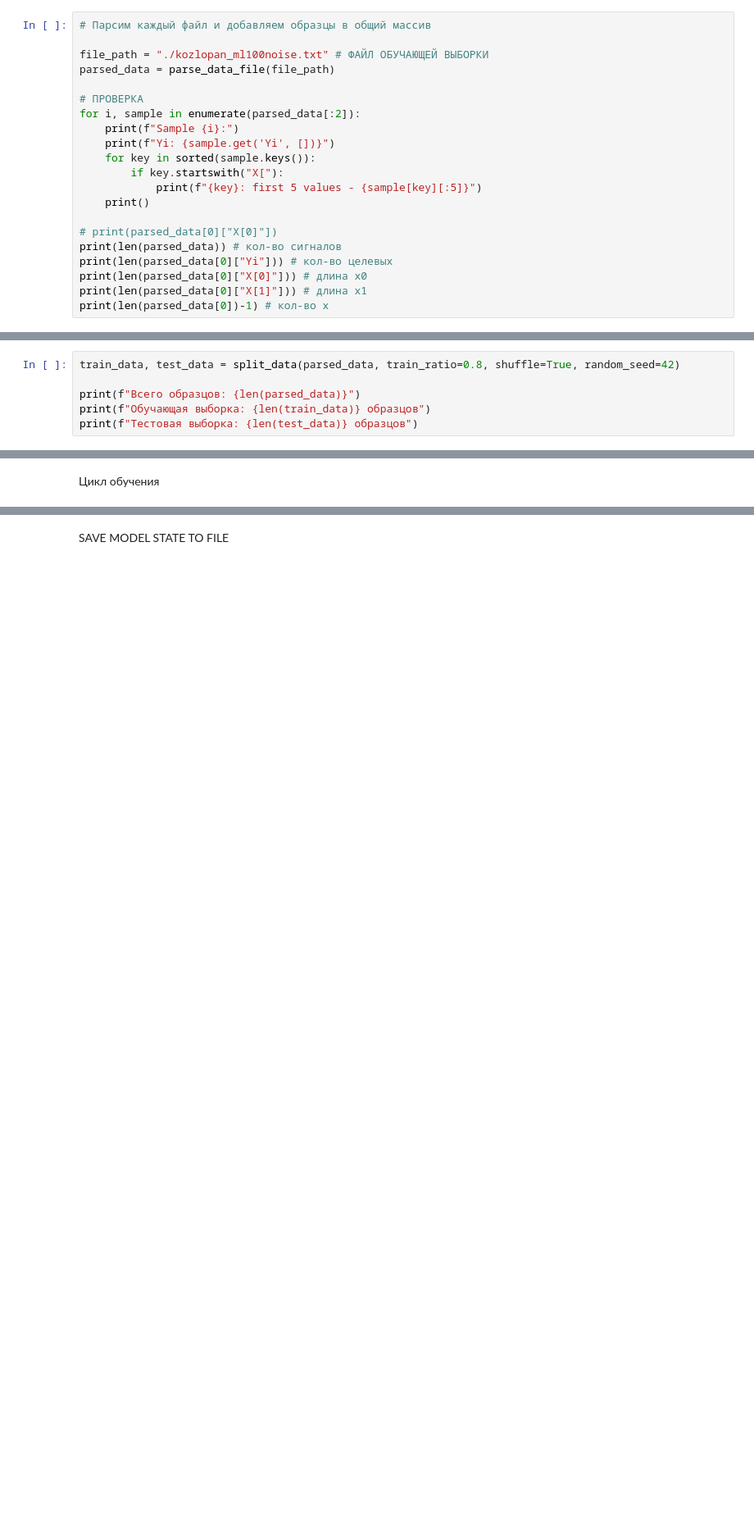
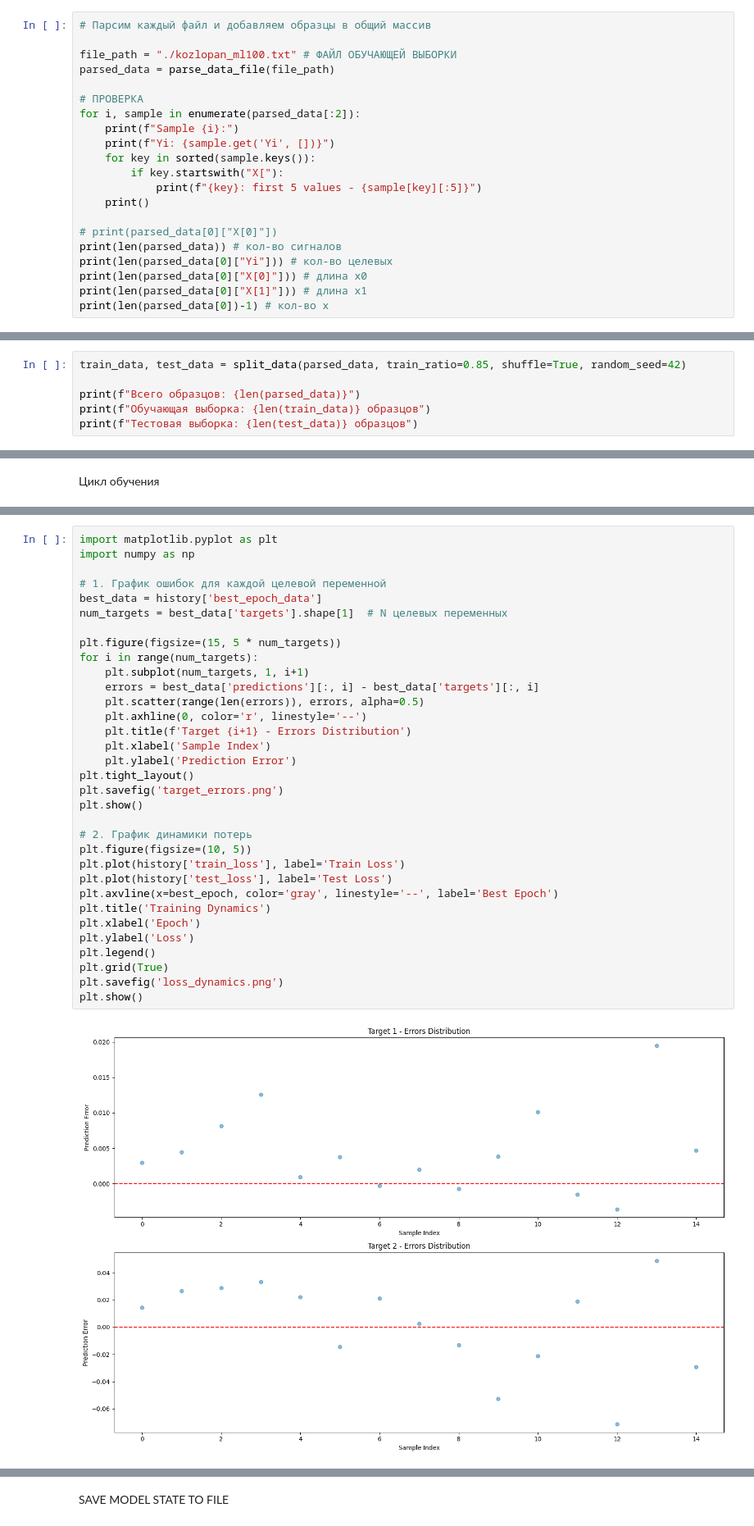
Before and after one commit to ttemuchin/ForResSys_Model, a Jupyter notebook: NMR_train.ipynb, the cells around one changed output, grey strips where cells are left out. Shown at 82% size. Cells and saved outputs as stored; diff of their text form; blank space fills up the shorter version.

Commit message:
Added SHARED-conv, EARLY-stopping, charts

```diff
--- a/NMR_train.ipynb
+++ b/NMR_train.ipynb
@@ -13,7 +13,7 @@ from NMR_preproc_methods import parse_directory, parse_data_file, splitSamples,
 # %%
 # Парсим каждый файл и добавляем образцы в общий массив
 
-file_path = "./kozlopan_ml100noise.txt" # ФАЙЛ ОБУЧАЮЩЕЙ ВЫБОРКИ
+file_path = "./kozlopan_ml100.txt" # ФАЙЛ ОБУЧАЮЩЕЙ ВЫБОРКИ
 parsed_data = parse_data_file(file_path)
 
 # ПРОВЕРКА
@@ -57,7 +57,7 @@ print(len(parsed_data_for_test)) # кол-во сигналов в тестов
 # %% [markdown]
 Но лучше иметь больше сигналов для теста, поэтому просто разделим большую обучающую базу на train/test
 # %%
-train_data, test_data = split_data(parsed_data, train_ratio=0.8, shuffle=True, random_seed=42)
+train_data, test_data = split_data(parsed_data, train_ratio=0.85, shuffle=True, random_seed=42)
 
 print(f"Всего образцов: {len(parsed_data)}")
 print(f"Обучающая выборка: {len(train_data)} образцов")
@@ -176,0 +221,35 @@ Train Loss: 0.0071 | Test Loss: 0.0028 | R² Score: 0.5108
+# %%
+import matplotlib.pyplot as plt
+import numpy as np
+
+# 1. График ошибок для каждой целевой переменной
+best_data = history['best_epoch_data']
+num_targets = best_data['targets'].shape[1]  # N целевых переменных
+
+plt.figure(figsize=(15, 5 * num_targets))
+for i in range(num_targets):
+    plt.subplot(num_targets, 1, i+1)
+    errors = best_data['predictions'][:, i] - best_data['targets'][:, i]
+    plt.scatter(range(len(errors)), errors, alpha=0.5)
+    plt.axhline(0, color='r', linestyle='--')
+    plt.title(f'Target {i+1} - Errors Distribution')
+    plt.xlabel('Sample Index')
+    plt.ylabel('Prediction Error')
+plt.tight_layout()
+plt.savefig('target_errors.png')
+plt.show()
+
+# 2. График динамики потерь
+plt.figure(figsize=(10, 5))
+plt.plot(history['train_loss'], label='Train Loss')
+plt.plot(history['test_loss'], label='Test Loss')
+plt.axvline(x=best_epoch, color='gray', linestyle='--', label='Best Epoch')
+plt.title('Training Dynamics')
+plt.xlabel('Epoch')
+plt.ylabel('Loss')
+plt.legend()
+plt.grid(True)
+plt.savefig('loss_dynamics.png')
+plt.show()
+# %% [output]
+[figure, added]
```
Also changed, not shown: parts of 7 cells of this notebook, 10 other files.
